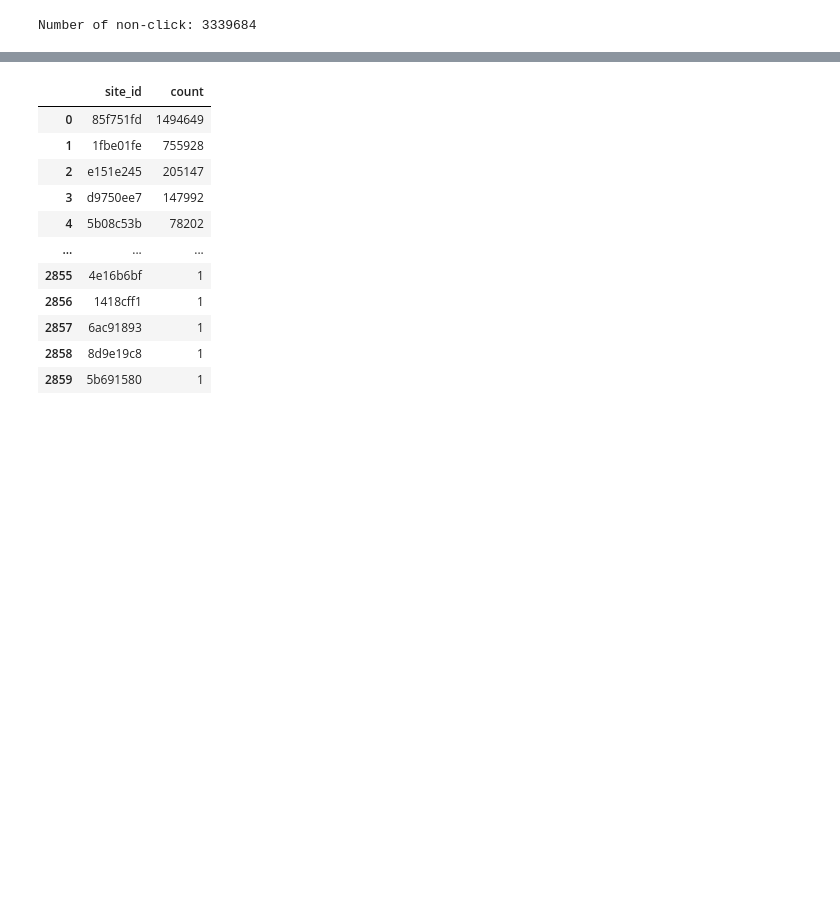
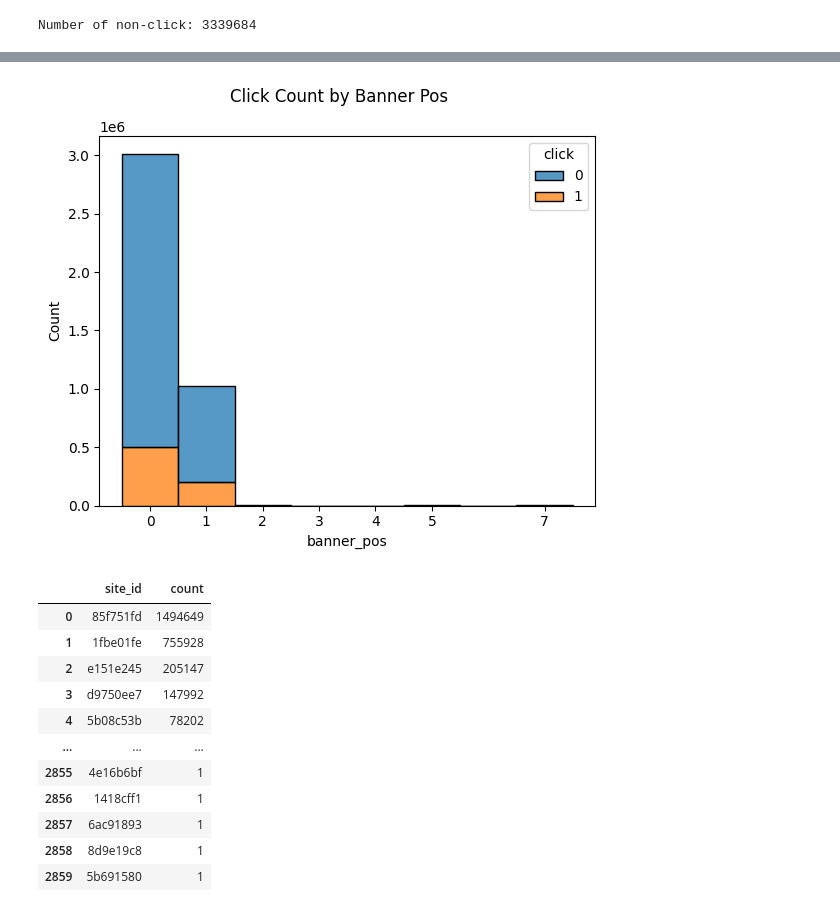
Before and after one commit to nicholasgun/ctr-prediction, a Jupyter notebook: ctr-prediction.ipynb, the cells around one changed output, grey strips where cells are left out. Saved outputs shown, nothing was run; the diff lists cells and outputs as text; code cells hidden in the pictures; blank space fills up the shorter version.

```diff
--- a/ctr-prediction.ipynb
+++ b/ctr-prediction.ipynb
@@ -93,3 +193,13 @@ Number of non-click: 3339684
+# %%
+ax = sns.histplot(x='banner_pos', hue='click', data=train_df.select('banner_pos', 'click').toPandas(), multiple='stack', discrete=True)
+distinct_values = train_df.select('banner_pos').distinct().sort('banner_pos').rdd.flatMap(lambda x: x).collect()
+ax.set_xticks(distinct_values, distinct_values)
+
+plt.suptitle('Click Count by Banner Pos')
+
+plt.show()
+# %% [output]
+[figure, added]
 # %%
 # group by site id
 train_df.groupBy('site_id').count().orderBy('count', ascending=False).toPandas()
```
Also changed, not shown: parts of 11 cells of this notebook.
